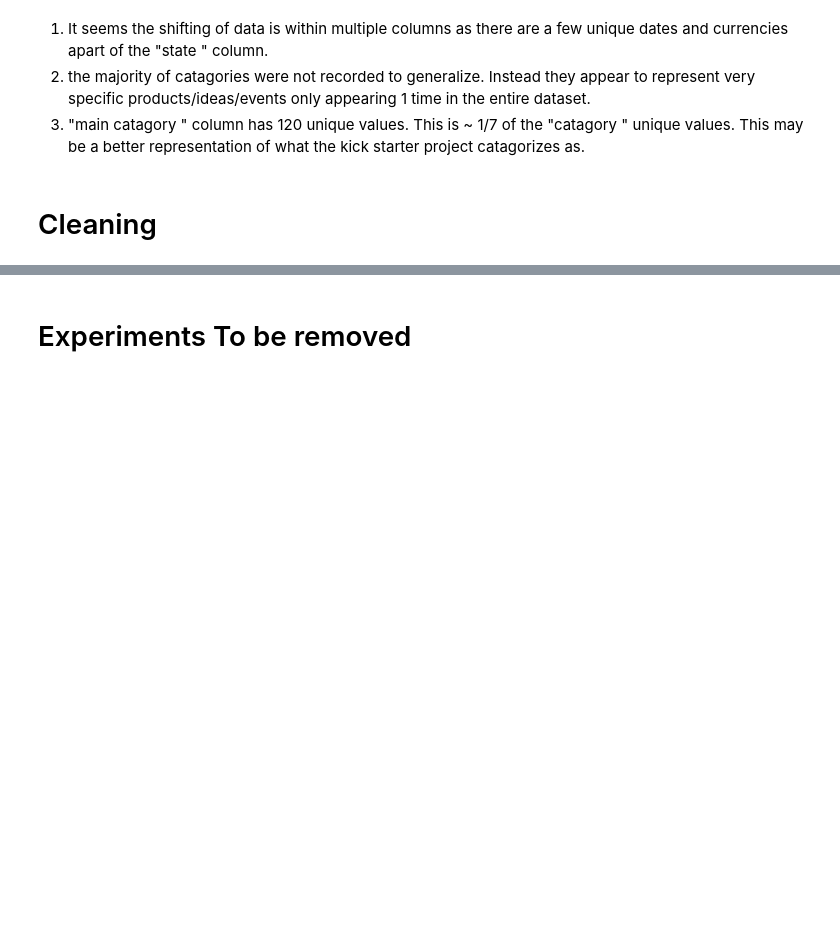
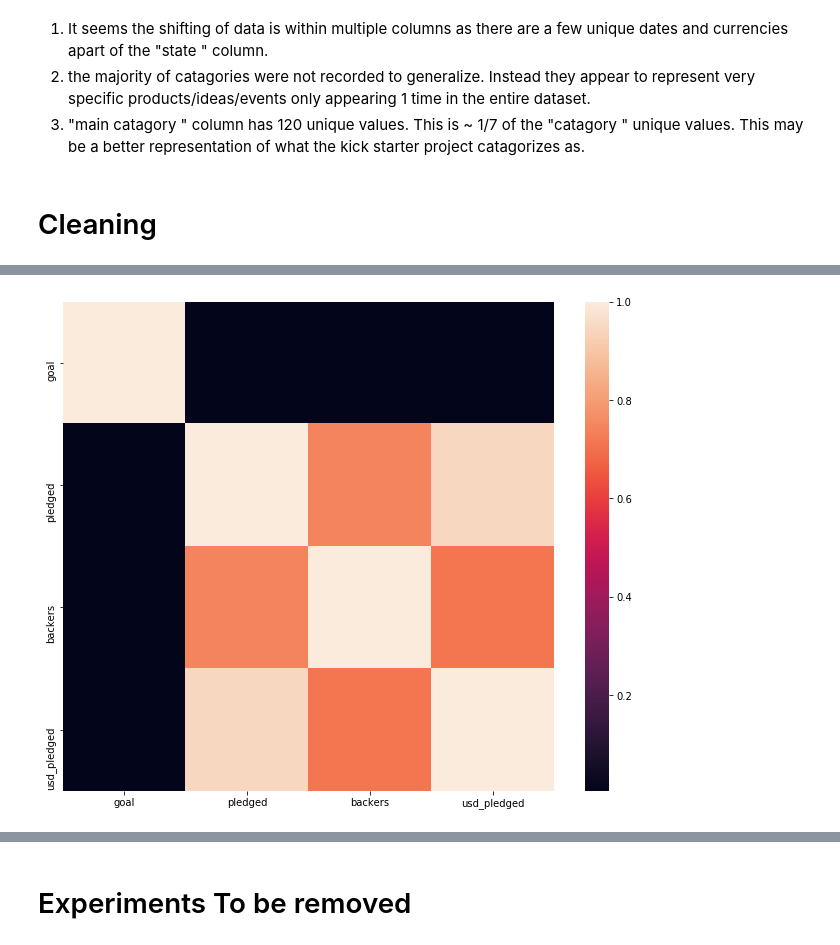
Before and after one commit to LaurentStar/Kick-Starter-Analysis, a Jupyter notebook: Exploratory_Data_Analysis.ipynb, the cells around one changed output, grey strips where cells are left out. Cells and saved outputs as stored; diff of their text form; code cells hidden in the pictures; blank space fills up the shorter version.

```diff
--- a/Exploratory_Data_Analysis.ipynb
+++ b/Exploratory_Data_Analysis.ipynb
@@ -466,0 +482,6 @@ clean_df.to_csv('kickstarter_2016_clean.csv', encoding='utf-8', index=False)
+# %%
+# Set up the matplotlib figure
+fig, ax = plt.subplots(figsize=(11, 9))
+sns.heatmap(clean_df.corr());
+# %% [output]
+[figure, added]
```
Also changed, not shown: parts of 21 cells of this notebook, 1 other file.
